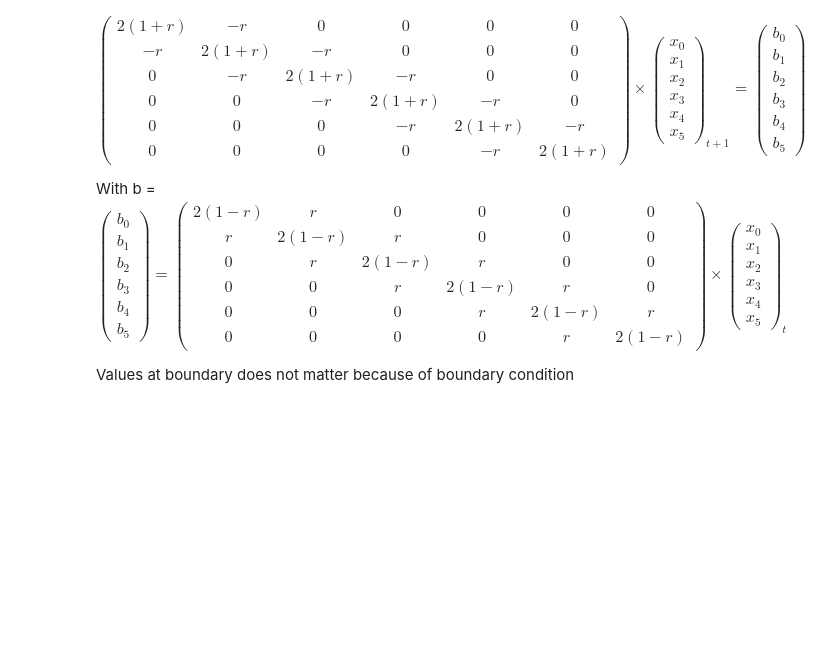
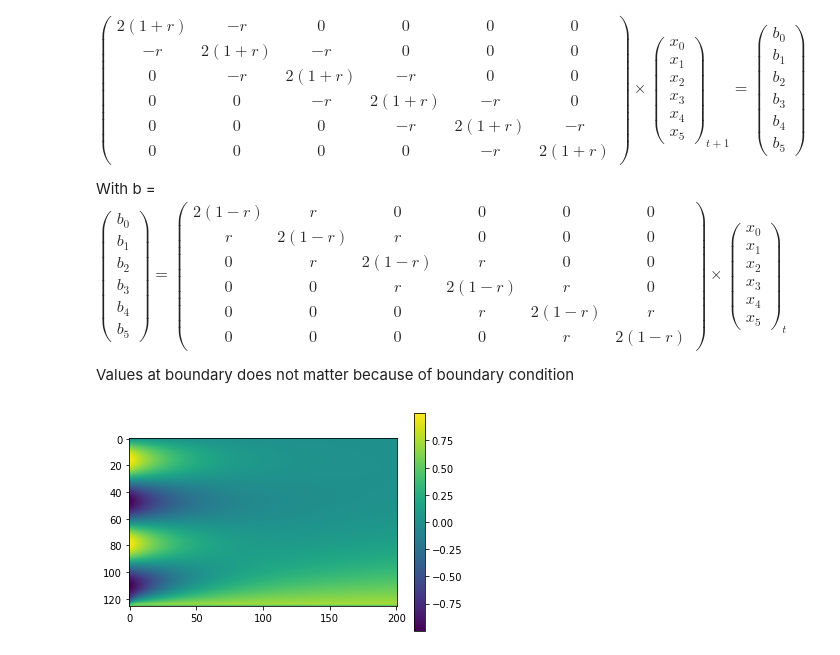
Before and after one commit to zazbone/PDE, a Jupyter notebook: exercices/heat_equation.ipynb, the cells around one changed output. Saved outputs shown, nothing was run; the diff lists cells and outputs as text; code cells hidden in the pictures; blank space fills up the shorter version.

```diff
--- a/exercices/heat_equation.ipynb
+++ b/exercices/heat_equation.ipynb
@@ -91,7 +91,7 @@ Values at boundary does not matter because of boundary condition
 # %%
 # Initials conditions
 
-mu = 0.5
+mu = 0.3
 
 x_min = 0
 x_max = 4 * np.pi
@@ -126,5 +126,8 @@ for t in np.arange(t0, T, dt):
 # %%
 image_path = IMAGE_FOLDER / "heat_eq1.jpeg"
 image_array = np.vstack(states).T
-image = plt.cm.jet(np.clip(image_array, -1, 1))
-plt.imsave(image_path, image)
+plt.imshow(np.clip(image_array, -1, 1))
+plt.colorbar()
+plt.savefig(image_path)
+# %% [output]
+[figure, added]
```
Also changed, not shown: parts of 2 cells of this notebook, 1 other file.
